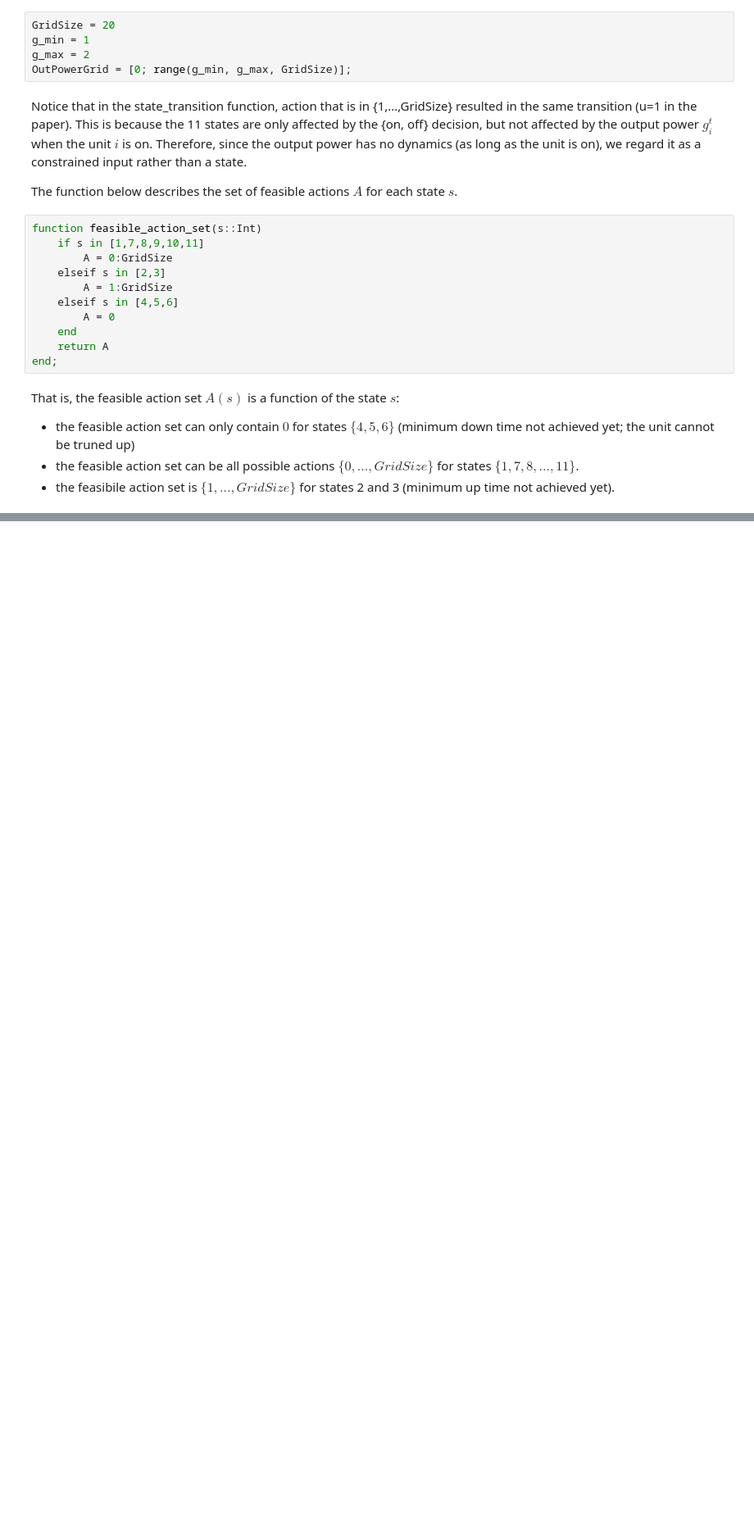
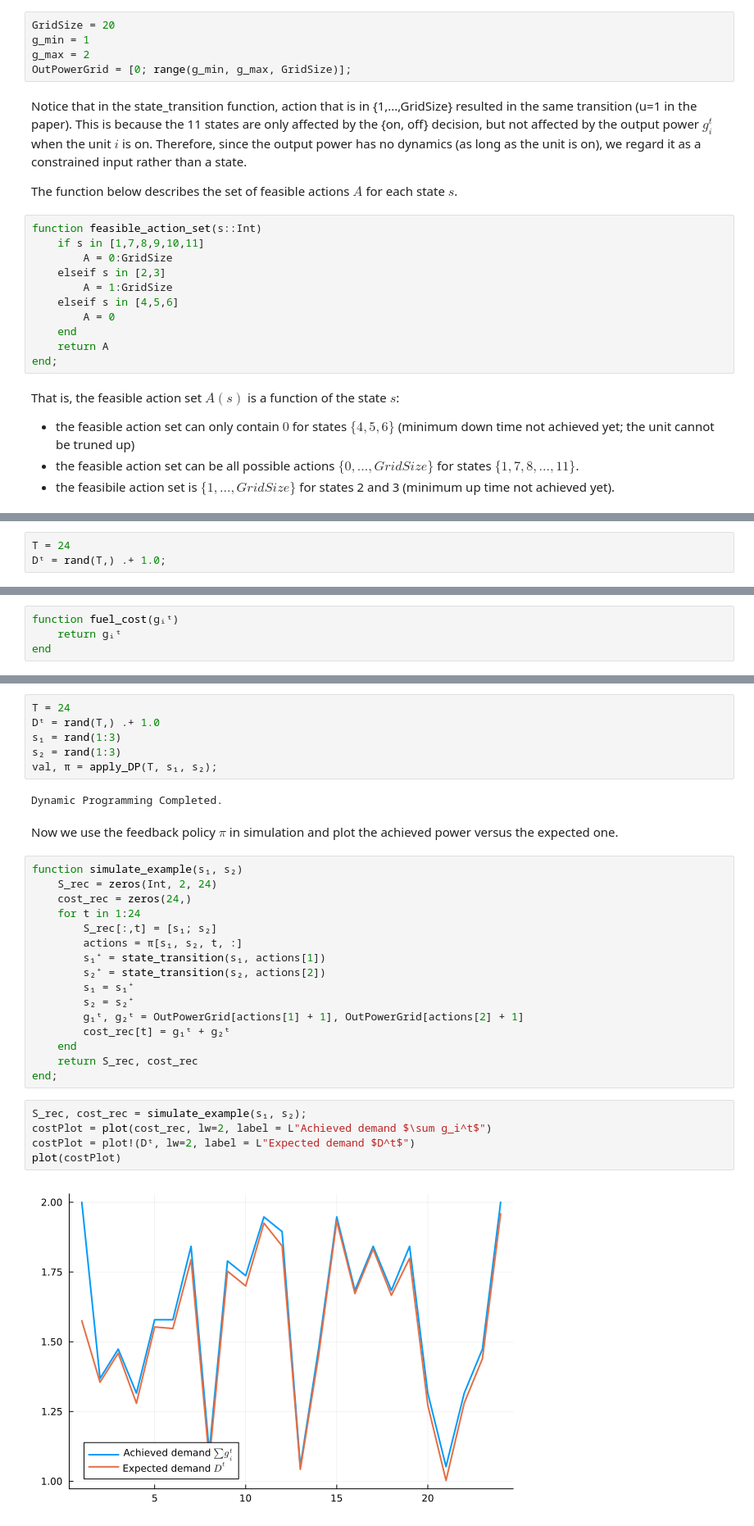
Before and after one commit to msramada/On-the-unit-commitment-problems, a Jupyter notebook: main.ipynb, the cells around one changed output, grey strips where cells are left out. Shown at 82% size. Cells and saved outputs as stored; diff of their text form; blank space fills up the shorter version.

```diff
--- a/main.ipynb
+++ b/main.ipynb
@@ -67,0 +72,3 @@ That is, the feasible action set $A(s)$ is a function of the state $s$:
+# %%
+T = 24
+Dᵗ = rand(T,) .+ 1.0;
@@ -67,0 +88,4 @@ That is, the feasible action set $A(s)$ is a function of the state $s$:
+# %%
+function fuel_cost(gᵢᵗ)
+    return gᵢᵗ
+end
@@ -67,0 +137,33 @@ That is, the feasible action set $A(s)$ is a function of the state $s$:
+# %%
+T = 24
+Dᵗ = rand(T,) .+ 1.0
+s₁ = rand(1:3)
+s₂ = rand(1:3)
+val, π = apply_DP(T, s₁, s₂);
+# %% [output]
+Dynamic Programming Completed.
+# %% [markdown]
+Now we use the feedback policy $\pi$ in simulation and plot the achieved power versus the expected one.
+# %%
+function simulate_example(s₁, s₂)
+    S_rec = zeros(Int, 2, 24)
+    cost_rec = zeros(24,)
+    for t in 1:24
+        S_rec[:,t] = [s₁; s₂]
+        actions = π[s₁, s₂, t, :]
+        s₁⁺ = state_transition(s₁, actions[1])
+        s₂⁺ = state_transition(s₂, actions[2])
+        s₁ = s₁⁺
+        s₂ = s₂⁺
+        g₁ᵗ, g₂ᵗ = OutPowerGrid[actions[1] + 1], OutPowerGrid[actions[2] + 1]
+        cost_rec[t] = g₁ᵗ + g₂ᵗ
+    end
+    return S_rec, cost_rec
+end;
+# %%
+S_rec, cost_rec = simulate_example(s₁, s₂);
+costPlot = plot(cost_rec, lw=2, label = L"Achieved demand $\sum g_i^t$")
+costPlot = plot!(Dᵗ, lw=2, label = L"Expected demand $D^t$")
+plot(costPlot)
+# %% [output]
+[figure, added]
```
Also changed, not shown: parts of 10 cells of this notebook, 1 other file.
